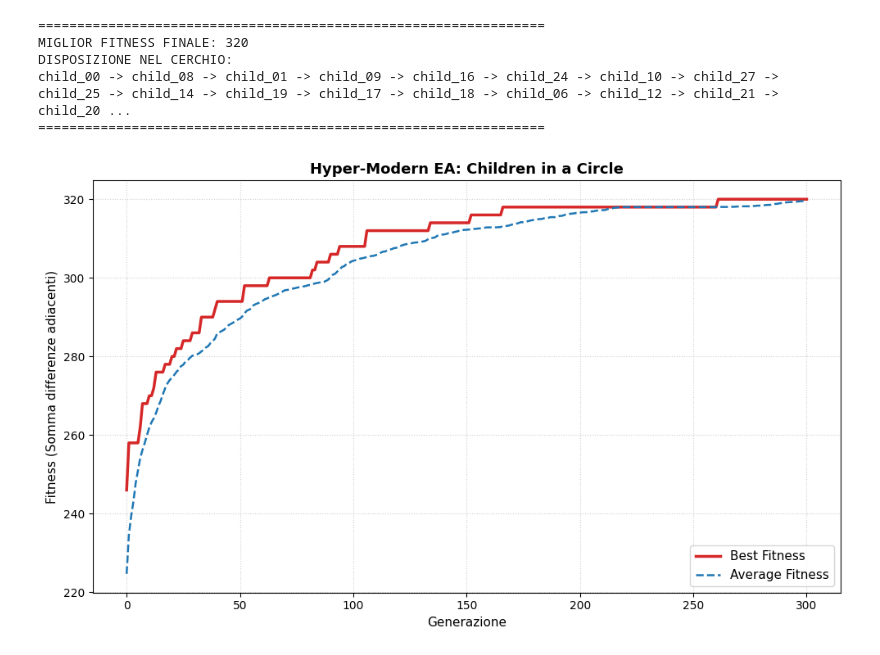
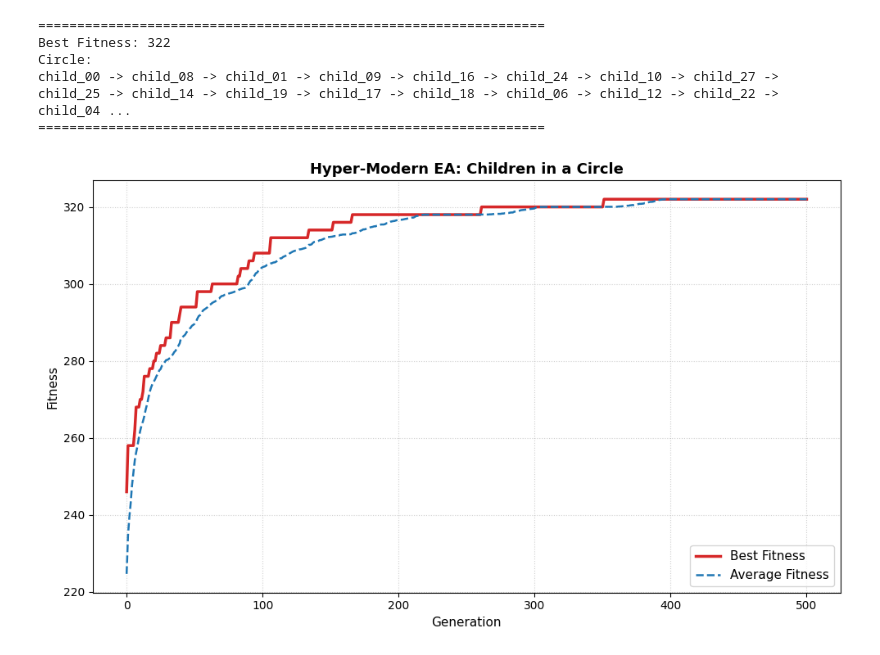
Before and after one commit to giovannipantano/CI2026_lab3, a Jupyter notebook: lab3.ipynb, the cells around one changed output. Drawn from its saved outputs; the diff is of its cells as text; code cells hidden in the pictures.

Commit message:
simplified solution

```diff
--- a/lab3.ipynb
+++ b/lab3.ipynb
@@ -14,7 +14,6 @@ class Child:
         self._carateristics = tuple(carateristics)
 
     def difference(self, other: Child) -> int:
-        """Calcola la distanza di Hamming (numero di caratteristiche diverse)."""
         return sum(s != o for s, o in zip(self._carateristics, other._carateristics))
 
     def __str__(self) -> str:
@@ -54,7 +42,6 @@ def canonicalize(solution: List[Child]) -> List[Child]:
     return solution
 # %%
 def mutate_swap(parent: List[Child]) -> List[Child]:
-    """Scambia due bambini a caso tra gli indici [1, N-1]. Arità: 1."""
     child = parent.copy()
     i, j = random.sample(range(1, len(child)), 2)
     child[i], child[j] = child[j], child[i]
@@ -62,7 +49,6 @@ def mutate_swap(parent: List[Child]) -> List[Child]:
 
 
 def mutate_inversion(parent: List[Child]) -> List[Child]:
-    """Inverte una sequenza contigua (2-opt) tra gli indici [1, N-1]. Arità: 1."""
     child = parent.copy()
     i, j = sorted(random.sample(range(1, len(child)), 2))
     child[i:j+1] = list(reversed(child[i:j+1]))
@@ -70,7 +56,6 @@ def mutate_inversion(parent: List[Child]) -> List[Child]:
 
 
 def crossover_ox(parent1: List[Child], parent2: List[Child]) -> List[Child]:
-    """Order Crossover (OX) preservando l'ordine relativo. Arità: 2."""
     n = len(parent1)
     i, j = sorted(random.sample(range(1, n), 2))
 
@@ -89,33 +74,25 @@ def crossover_ox(parent1: List[Child], parent2: List[Child]) -> List[Child]:
                 fill_idx = 1
         child[fill_idx] = c
 
-    return canonicalize(child)  # type: ignore
+    return canonicalize(child)
 
 
-def tournament_selection(
-    population: List[List[Child]],
-    fitness_values: List[int],
-    tournament_size: int = 3
-) -> List[Child]:
-    """Seleziona tau individui a caso ed estrae il migliore (Slide 61)."""
+def tournament_selection(population: List[List[Child]], fitness_values: List[int], tournament_size: int = 3) -> List[Child]:
     selected_indices = random.sample(range(len(population)), tournament_size)
     best_idx = max(selected_indices, key=lambda idx: fitness_values[idx])
     return population[best_idx]
 # %%
-NUM_CHILDREN = 30  # N bambini
-NUM_C = 15         # C caratteristiche booleane
+NUM_CHILDREN = 30
+NUM_C = 15
 
 random.seed(42)
-np.random.seed(42)
 
-# Creazione dei bambini con caratteristiche booleane casuali
 all_children: list[Child] = []
 for c in range(NUM_CHILDREN):
     name = f"child_{c:02d}"
     features = random.sample([True, False], k=NUM_C, counts=[NUM_C, NUM_C])
     all_children.append(Child(name, features))
 
-# Fissiamo il bambino di ancoraggio
 FIRST_CHILD = all_children[0]
 REST_OF_CHILDREN = all_children[1:].copy()
 
@@ -124,13 +101,11 @@ def make_random_individual() -> List[Child]:
     random.shuffle(shuffled_rest)
     return canonicalize([FIRST_CHILD] + shuffled_rest)
 
-# Iperparametri dell'algoritmo evolutivo
-POPULATION_SIZE = 50   # mu (genitori/popolazione stabile)
-OFFSPRING_SIZE = 30    # lambda (figli generati per generazione)
-GENERATIONS = 300      # Condizione di terminazione
-TOURNAMENT_SIZE = 3    # tau (pressione selettiva)
+POPULATION_SIZE = 50
+OFFSPRING_SIZE = 30
+GENERATIONS = 500
+TOURNAMENT_SIZE = 3
 
-# Inizializzazione popolazione iniziale
 population = [make_random_individual() for _ in range(POPULATION_SIZE)]
 fitness_values = [fitness(ind) for ind in population]
 # %%
@@ -201,28 +172,27 @@ Gen 300 | Best Fitness: 320 | Avg: 319.64
 # %%
 best_solution = population[0]
 
 print("\n" + "=" * 65)
-print(f"MIGLIOR FITNESS FINALE: {fitness_values[0]}")
-print("DISPOSIZIONE NEL CERCHIO:")
-print(" -> ".join(c._name for c in best_solution) + f" -> (chiude su {best_solution[0]._name})")
+print(f"Best Fitness: {fitness_values[0]}")
+print("Circle:")
+print(" -> ".join(c._name for c in best_solution) + f" -> (close on {best_solution[0]._name})")
 print("=" * 65)
 
-# Visualizzazione grafica dell'andamento
 plt.figure(figsize=(10, 6))
 plt.plot(history_gen, history_best_fitness, color='#d62728', linewidth=2.5, label='Best Fitness')
 plt.plot(history_gen, history_avg_fitness, color='#1f77b4', linestyle='--', linewidth=1.8, label='Average Fitness')
 
 plt.title("Hyper-Modern EA: Children in a Circle", fontsize=13, fontweight='bold')
-plt.xlabel("Generazione", fontsize=11)
-plt.ylabel("Fitness (Somma differenze adiacenti)", fontsize=11)
+plt.xlabel("Generation", fontsize=11)
+plt.ylabel("Fitness", fontsize=11)
 plt.grid(True, linestyle=':', alpha=0.6)
 plt.legend(loc='lower right', fontsize=11)
 plt.tight_layout()
 plt.show()
 # %% [output]
 =================================================================
-MIGLIOR FITNESS FINALE: 320
-DISPOSIZIONE NEL CERCHIO:
-child_00 -> child_08 -> child_01 -> child_09 -> child_16 -> child_24 -> child_10 -> child_27 -> child_25 -> child_14 -> child_19 -> child_17 -> child_18 -> child_06 -> child_12 -> child_21 -> child_20 ...
+Best Fitness: 322
+Circle:
+child_00 -> child_08 -> child_01 -> child_09 -> child_16 -> child_24 -> child_10 -> child_27 -> child_25 -> child_14 -> child_19 -> child_17 -> child_18 -> child_06 -> child_12 -> child_22 -> child_04 ...
 =================================================================
-[figure, old version]
+[figure, new version]
```
Also changed, not shown: parts of 2 cells of this notebook.
